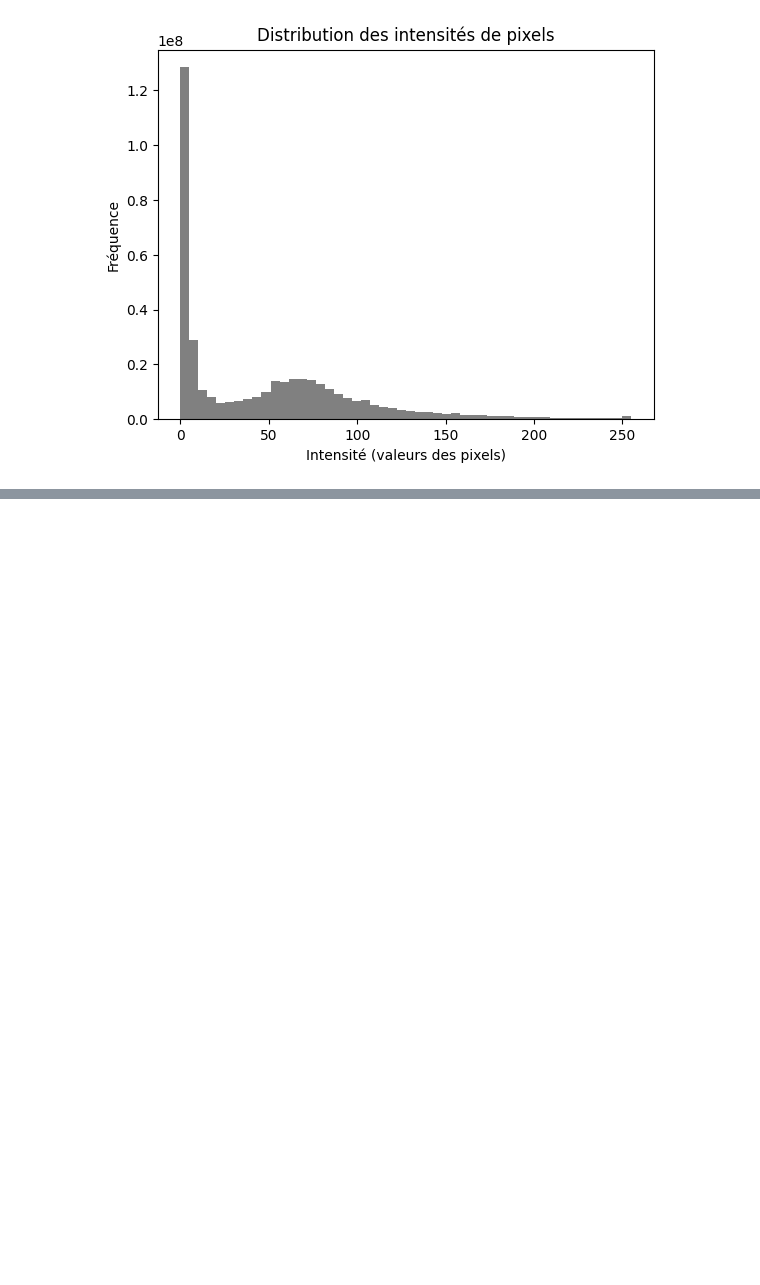
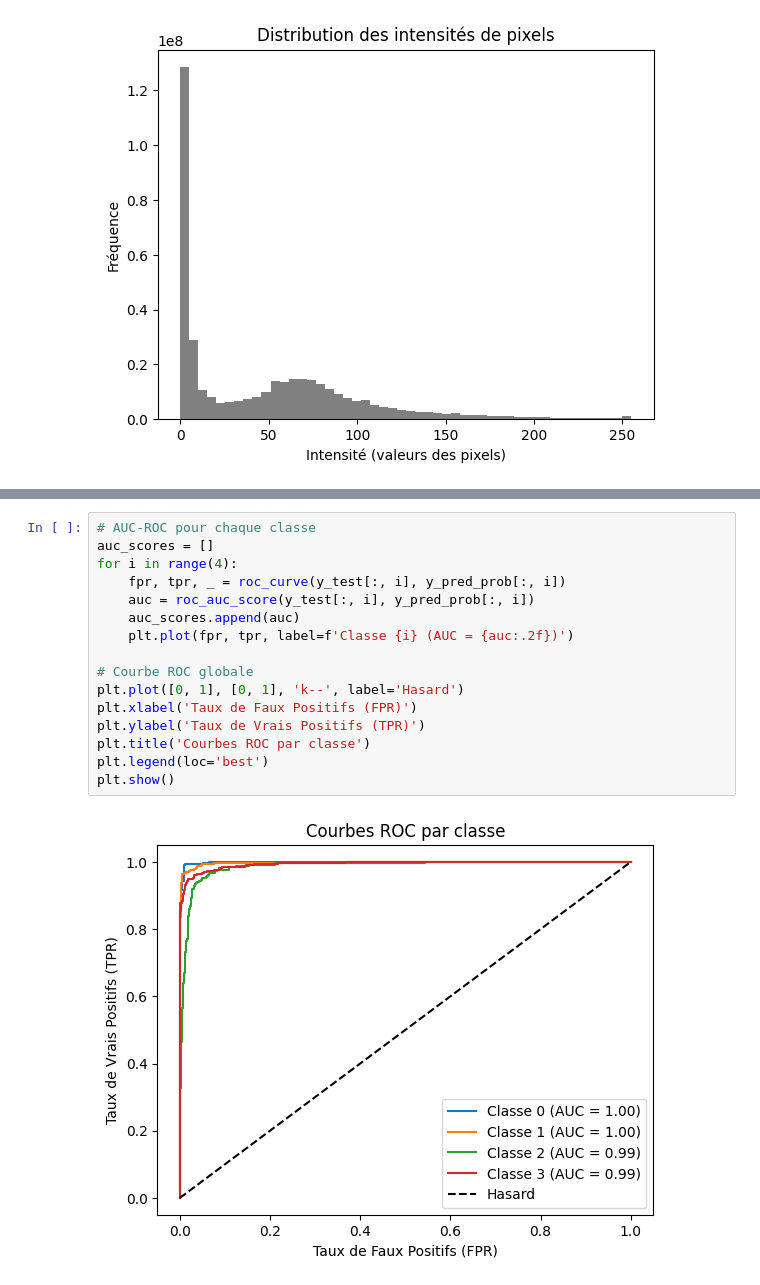
Before and after one commit to zmryasmine/ML-Excuses, a Jupyter notebook: ML-Excuses.ipynb, the cells around one changed output, grey strips where cells are left out. Drawn from its saved outputs; the diff is of its cells as text; blank space fills up the shorter version.

```diff
--- a/ML-Excuses.ipynb
+++ b/ML-Excuses.ipynb
@@ -323,0 +608,18 @@ Moyenne: 48.107037322998046, Écart-type: 51.478289924876975
+# %%
+# AUC-ROC pour chaque classe
+auc_scores = []
+for i in range(4):
+    fpr, tpr, _ = roc_curve(y_test[:, i], y_pred_prob[:, i])
+    auc = roc_auc_score(y_test[:, i], y_pred_prob[:, i])
+    auc_scores.append(auc)
+    plt.plot(fpr, tpr, label=f'Classe {i} (AUC = {auc:.2f})')
+
+# Courbe ROC globale
+plt.plot([0, 1], [0, 1], 'k--', label='Hasard')
+plt.xlabel('Taux de Faux Positifs (FPR)')
+plt.ylabel('Taux de Vrais Positifs (TPR)')
+plt.title('Courbes ROC par classe')
+plt.legend(loc='best')
+plt.show()
+# %% [output]
+[figure, added]
```
Also changed, not shown: parts of 53 cells of this notebook, 12 other files.
